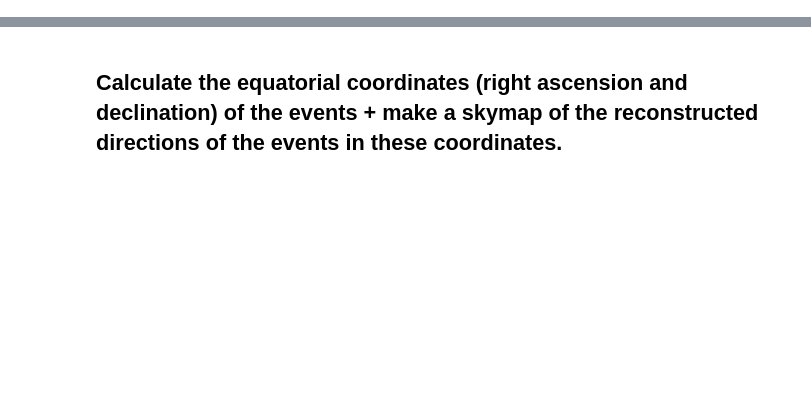
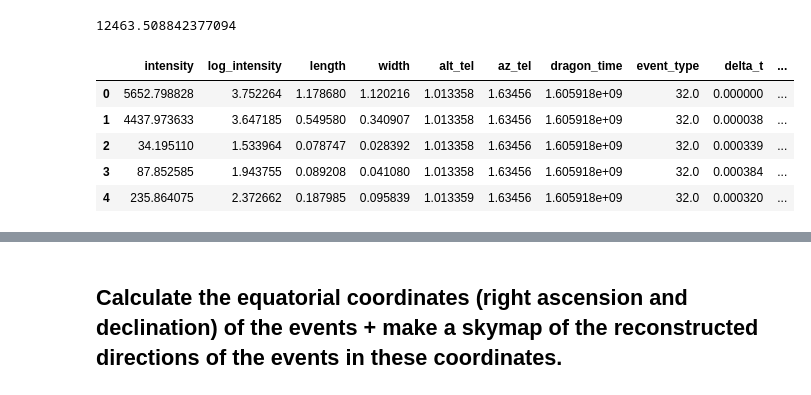
Before and after one commit to marialainez/tfm, a Jupyter notebook: tfm_bokeh.ipynb, the cells around one changed output, grey strips where cells are left out. Saved outputs shown, nothing was run; the diff lists cells and outputs as text; code cells hidden in the pictures; blank space fills up the shorter version.

```diff
--- a/tfm_bokeh.ipynb
+++ b/tfm_bokeh.ipynb
@@ -33,0 +25,30 @@ MemoryError: Unable to allocate 1.44 GiB for an array with shape (4015198,) and
+# %%
+filenames = glob.glob('/nfs/cta-ifae/moralejo/CTA/LST/RealData/DL2/lstchain_v0.7/20201120/dl2_*Run?????.h5')
+filenames.sort()
+
+dummy1 = []
+dummy2 = []
+
+columns = ['intensity', 'log_intensity', 'length', 'width', 'alt_tel', 'az_tel', 'dragon_time', 'event_type',
+           'delta_t', 'reco_energy', 'reco_src_x', 'reco_src_y', 'reco_alt', 'reco_az', 'gammaness']
+
+# effective time in seconds:
+effective_time = 0
+
+for file in filenames:
+    print(file)
+    tt = pd.read_hdf(file, '/dl2/event/telescope/parameters/LST_LSTCam').astype('float32')[columns]
+    # Remove dragon_time and read it again with the original float64 precision:
+    tt.drop('dragon_time', axis=1)
+    tt['dragon_time'] = pd.read_hdf(file, '/dl2/event/telescope/parameters/LST_LSTCam')['dragon_time']
+    dummy1.append(tt)
+    efft, _ = get_effective_time(tt)
+    print("    Eff. time: ", efft)
+    effective_time += efft.value
+
+    dummy2.append(pd.read_hdf(file, 'source_position').astype('float32'))
+
+tot_data = pd.concat(dummy1, ignore_index=True)
+source_position = pd.concat(dummy2, ignore_index=True)
+print(tot_data.columns)
+print(source_position.columns)
@@ -33,0 +73,14 @@ MemoryError: Unable to allocate 1.44 GiB for an array with shape (4015198,) and
+# %%
+effective_time
+# %% [output]
+12463.508842377094
+# %%
+tot_data = tot_data[(tot_data['event_type']==32)]  #to ignore the calibration events
+tot_data.head()
+# %% [output]
+|  | intensity | log_intensity | length | width | alt_tel | az_tel | dragon_time | event_type | delta_t | ... |
+| 0 | 5652.798828 | 3.752264 | 1.178680 | 1.120216 | 1.013358 | 1.63456 | 1.605918e+09 | 32.0 | 0.000000 | ... |
+| 1 | 4437.973633 | 3.647185 | 0.549580 | 0.340907 | 1.013358 | 1.63456 | 1.605918e+09 | 32.0 | 0.000038 | ... |
+| 2 | 34.195110 | 1.533964 | 0.078747 | 0.028392 | 1.013358 | 1.63456 | 1.605918e+09 | 32.0 | 0.000339 | ... |
+| 3 | 87.852585 | 1.943755 | 0.089208 | 0.041080 | 1.013358 | 1.63456 | 1.605918e+09 | 32.0 | 0.000384 | ... |
+| 4 | 235.864075 | 2.372662 | 0.187985 | 0.095839 | 1.013359 | 1.63456 | 1.605918e+09 | 32.0 | 0.000320 | ... |
```
Also changed, not shown: parts of 59 cells of this notebook, 1 other file.
